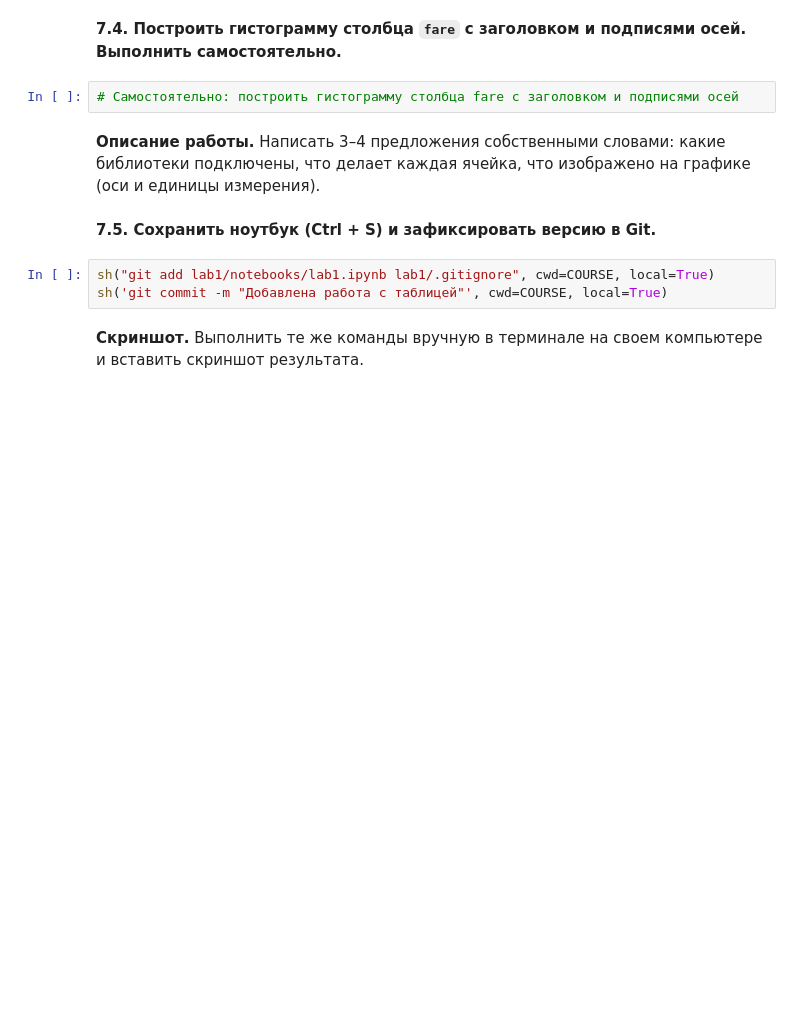
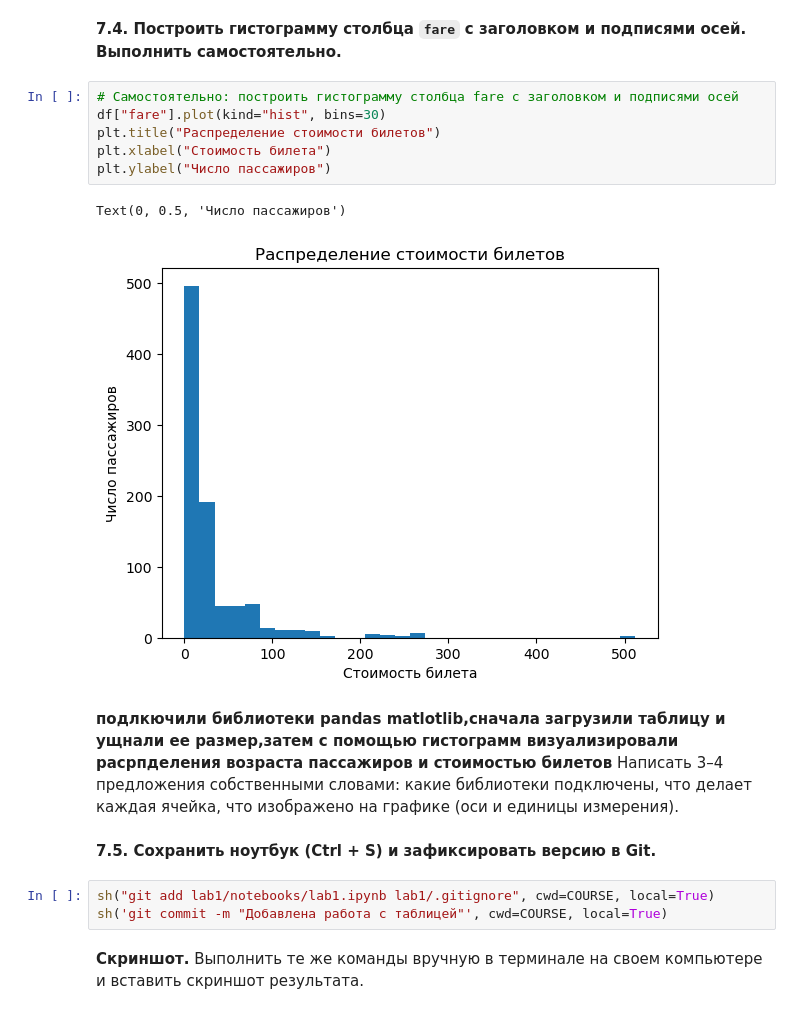
Before and after one commit to GeraldGera/Lab1, a Jupyter notebook: lab1/notebooks/lab1.ipynb, the cells around one changed output. Cells and saved outputs as stored; diff of their text form; blank space fills up the shorter version.

```diff
--- a/lab1/notebooks/lab1.ipynb
+++ b/lab1/notebooks/lab1.ipynb
@@ -611,8 +726,15 @@ print()
 **7.4. Построить гистограмму столбца `fare` с заголовком и подписями осей. Выполнить самостоятельно.**
 # %%
 # Самостоятельно: построить гистограмму столбца fare с заголовком и подписями осей
+df["fare"].plot(kind="hist", bins=30)
+plt.title("Распределение стоимости билетов")
+plt.xlabel("Стоимость билета")
+plt.ylabel("Число пассажиров")
+# %% [output]
+Text(0, 0.5, 'Число пассажиров')
+[figure, added]
 # %% [markdown]
-**Описание работы.** Написать 3–4 предложения собственными словами: какие библиотеки подключены, что делает каждая ячейка, что изображено на графике (оси и единицы измерения).
+**подлкючили библиотеки pandas matlotlib,сначала загрузили таблицу и ущнали ее размер,затем с помощью гистограмм визуализировали расрпделения возраста пассажиров и стоимостью билетов** Написать 3–4 предложения собственными словами: какие библиотеки подключены, что делает каждая ячейка, что изображено на графике (оси и единицы измерения).
 # %% [markdown]
 **7.5. Сохранить ноутбук (Ctrl + S) и зафиксировать версию в Git.**
 # %%
```
Also changed, not shown: parts of 35 cells of this notebook, 1 other file.
